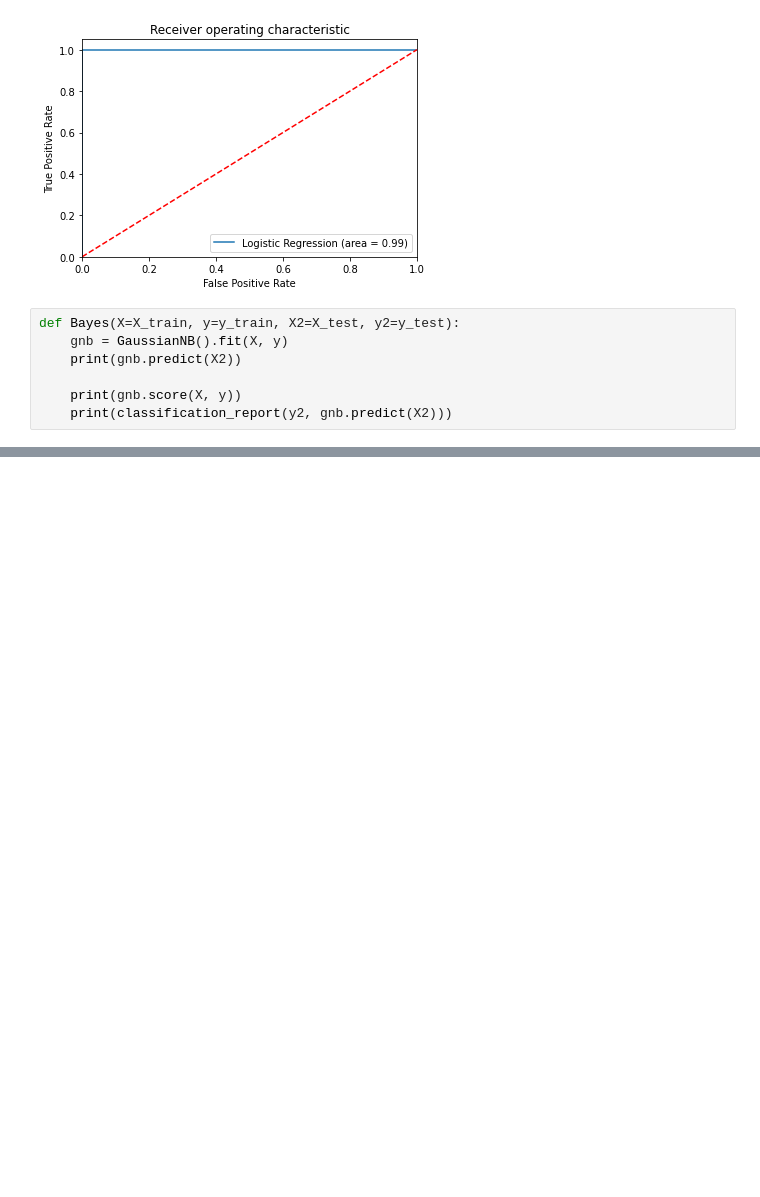
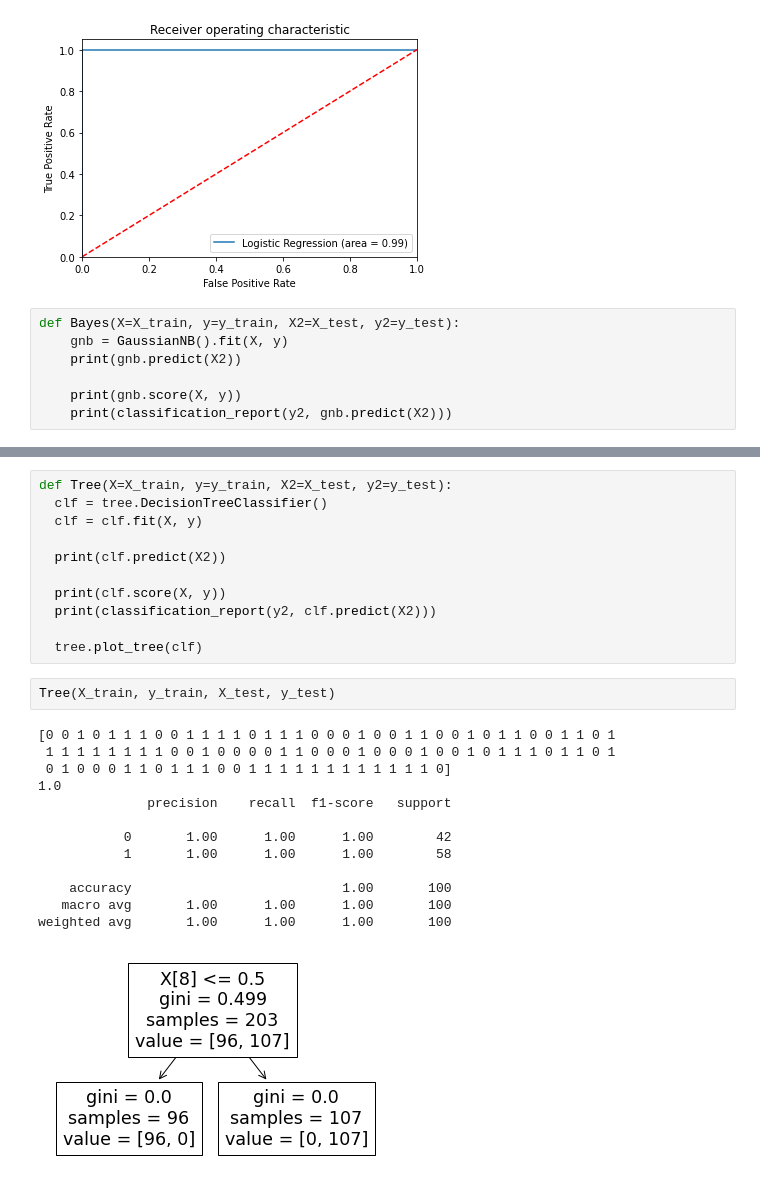
Before and after one commit to apd2599/Training_2021_CIRCUIT, a Jupyter notebook: Heart_Attack/Heart_Attack.ipynb, the cells around one changed output, grey strips where cells are left out. Drawn from its saved outputs; the diff is of its cells as text; blank space fills up the shorter version.

Commit message:
Implemented a Decision Tree Classifier

```diff
--- a/Heart_Attack/Heart_Attack.ipynb
+++ b/Heart_Attack/Heart_Attack.ipynb
@@ -314,0 +329,27 @@ Bayes(X_train, y_train, X_test, y_test)
+# %%
+def Tree(X=X_train, y=y_train, X2=X_test, y2=y_test):
+  clf = tree.DecisionTreeClassifier()
+  clf = clf.fit(X, y)
+
+  print(clf.predict(X2))
+
+  print(clf.score(X, y))
+  print(classification_report(y2, clf.predict(X2)))
+
+  tree.plot_tree(clf)
+# %%
+Tree(X_train, y_train, X_test, y_test)
+# %% [output]
+[0 0 1 0 1 1 1 0 0 1 1 1 1 0 1 1 1 0 0 0 1 0 0 1 1 0 0 1 0 1 1 0 0 1 1 0 1
+ 1 1 1 1 1 1 1 1 0 0 1 0 0 0 0 1 1 0 0 0 1 0 0 0 1 0 0 1 0 1 1 1 0 1 1 0 1
+ 0 1 0 0 0 1 1 0 1 1 1 0 0 1 1 1 1 1 1 1 1 1 1 1 1 0]
+1.0
+              precision    recall  f1-score   support
+
+           0       1.00      1.00      1.00        42
+           1       1.00      1.00      1.00        58
+
+    accuracy                           1.00       100
+   macro avg       1.00      1.00      1.00       100
+weighted avg       1.00      1.00      1.00       100
+[figure, added]
```
Also changed, not shown: parts of 2 cells of this notebook.
